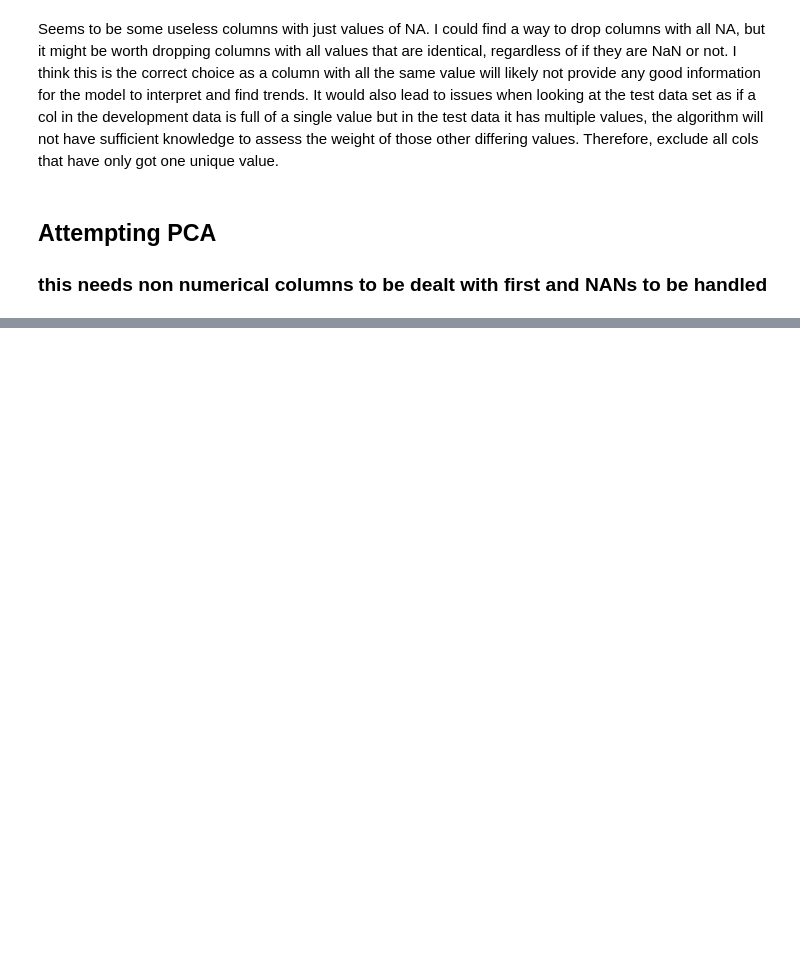
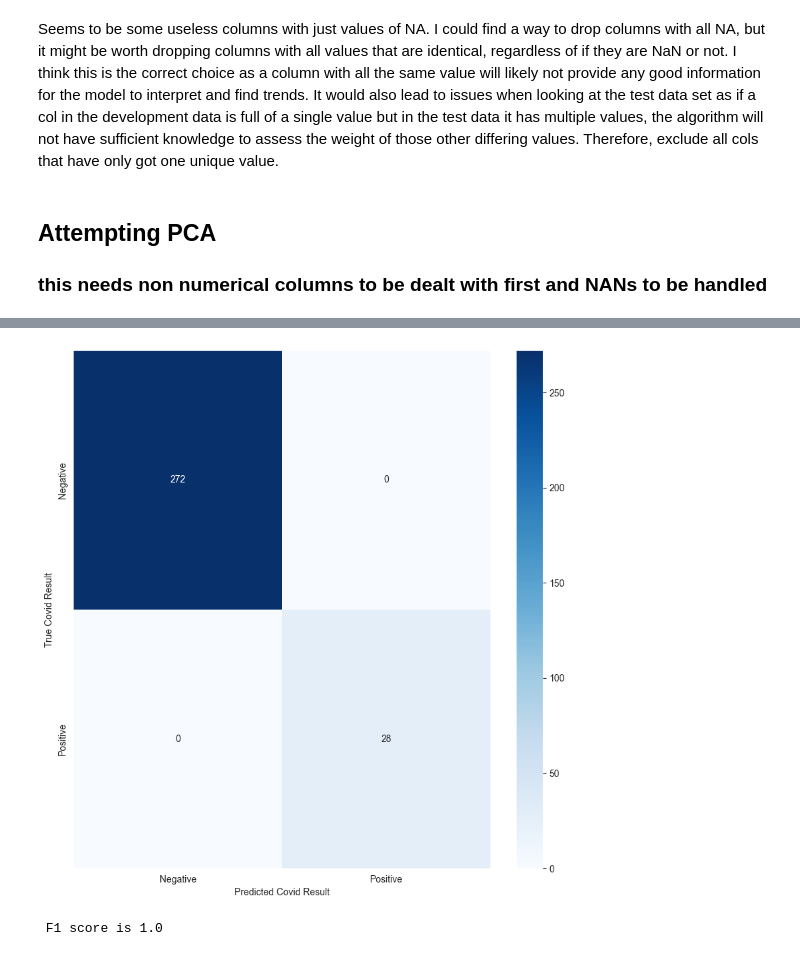
Before and after one commit to TheCherubQueen/DC3DMN, a Jupyter notebook: cw/DC3DMN_Sandbox.ipynb, the cells around one changed output, grey strips where cells are left out. Cells and saved outputs as stored; diff of their text form; code cells hidden in the pictures; blank space fills up the shorter version.

```diff
--- a/cw/DC3DMN_Sandbox.ipynb
+++ b/cw/DC3DMN_Sandbox.ipynb
@@ -147,0 +248,26 @@ plt.show()
+# %%
+# PCA
+#create a pca and fit that bitch up
+pca = PCA(n_components=27)
+predictor_pca = pca.fit_transform(df_scaled_predictors)
+
+predictor_train, predictor_test, classifier_train, classifier_test = train_test_split(predictor_pca, df_classifiers,
+                                                                                      test_size=0.2, stratify = df_classifiers, random_state=42)
+# %%
+model = LogisticRegression()
+model.fit(predictor_train, classifier_train)
+classifier_pred = model.predict(predictor_test)
+
+#visualise em
+cm = confusion_matrix(classifier_test, classifier_pred)
+plt.figure(figsize=(10, 10))
+sns.heatmap(cm, annot=True, fmt='d', cmap='Blues', xticklabels=['Negative', 'Positive'],
+            yticklabels=['Negative', 'Positive'])
+plt.xlabel('Predicted Covid Result')
+plt.ylabel('True Covid Result')
+plt.show()
+score = f1_score(classifier_test, classifier_pred, average='macro')
+print(f" F1 score is {score}")
+# %% [output]
+[figure, added]
+ F1 score is 1.0
```
Also changed, not shown: parts of 2 cells of this notebook, 2 other files.
